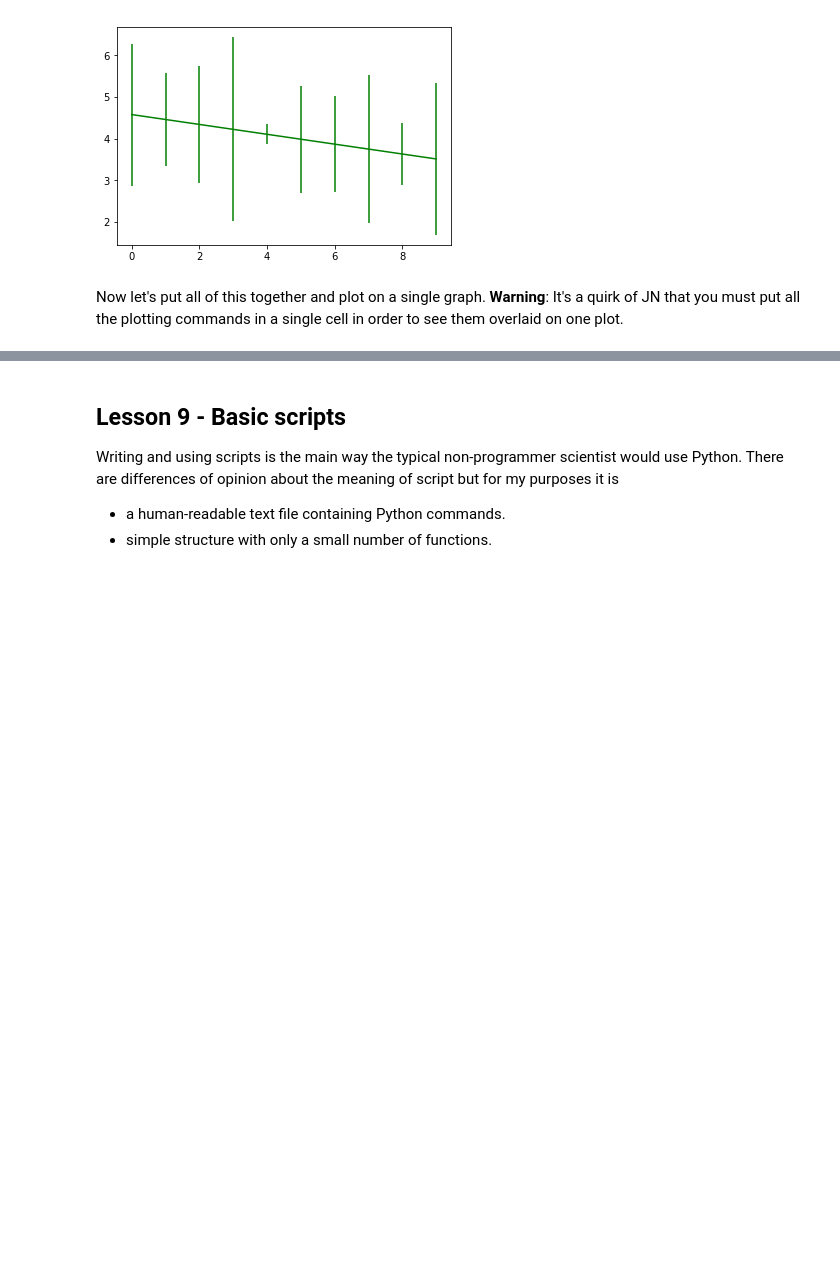
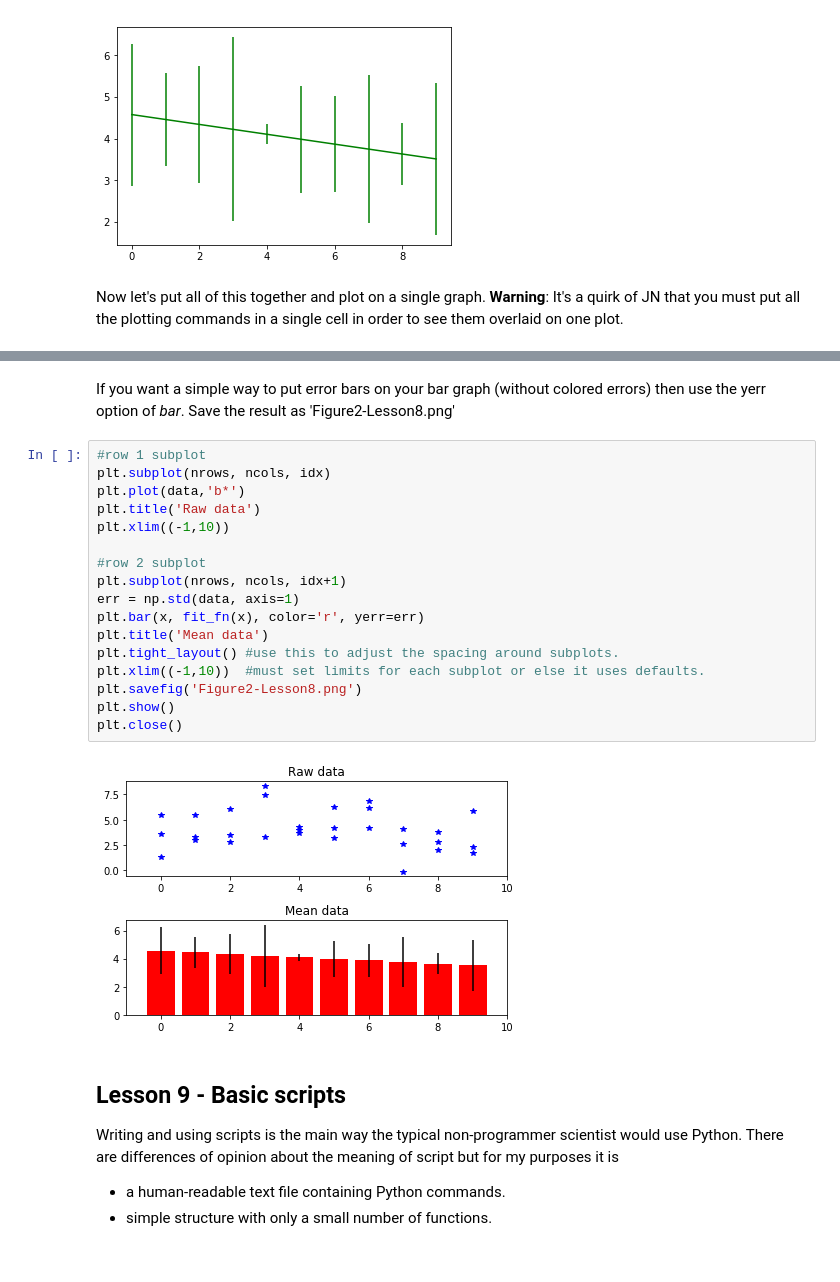
Before and after one commit to pradau/python_for_psychologists, a Jupyter notebook: Python_for_Psychologists.ipynb, the cells around one changed output, grey strips where cells are left out. Drawn from its saved outputs; the diff is of its cells as text; blank space fills up the shorter version.

```diff
--- a/Python_for_Psychologists.ipynb
+++ b/Python_for_Psychologists.ipynb
@@ -693,3 +734,24 @@ plt.close()
+# %% [markdown]
+If you want a simple way to put error bars on your bar graph (without colored errors) then use the yerr option of *bar*. Save the result as 'Figure2-Lesson8.png'
+# %%
+#row 1 subplot
+plt.subplot(nrows, ncols, idx)
+plt.plot(data,'b*')
+plt.title('Raw data')
+plt.xlim((-1,10))
+
+#row 2 subplot
+plt.subplot(nrows, ncols, idx+1)
+err = np.std(data, axis=1)
+plt.bar(x, fit_fn(x), color='r', yerr=err)
+plt.title('Mean data')
+plt.tight_layout() #use this to adjust the spacing around subplots.
+plt.xlim((-1,10))  #must set limits for each subplot or else it uses defaults.
+plt.savefig('Figure2-Lesson8.png')
+plt.show()
+plt.close()
+# %% [output]
+[figure, added]
 # %% [markdown]
 ## Lesson 9 - Basic scripts
 Writing and using scripts is the main way the typical non-programmer scientist would use Python. There are differences of opinion about the meaning of script but for my purposes it is
```
Also changed, not shown: parts of 8 cells of this notebook.
